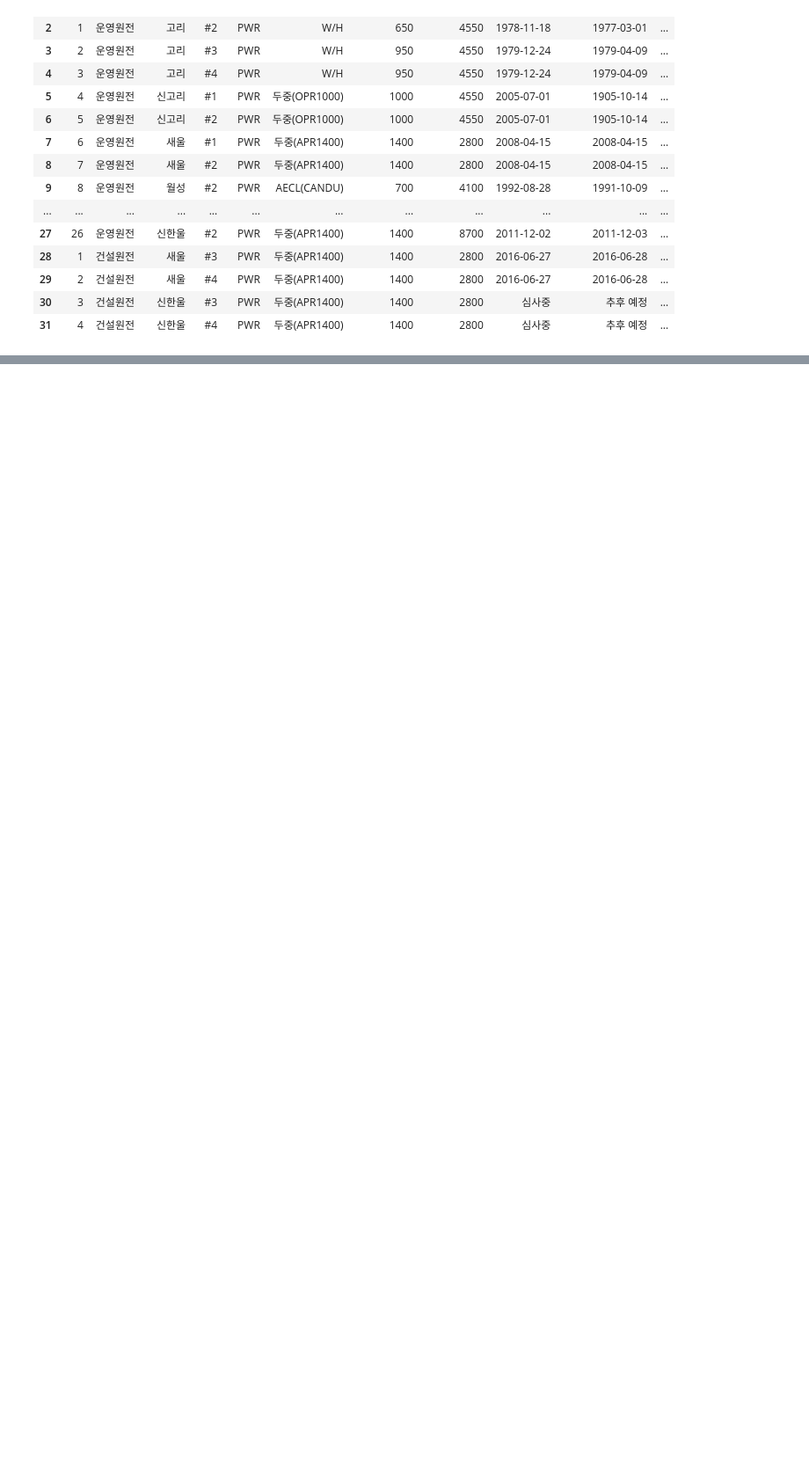
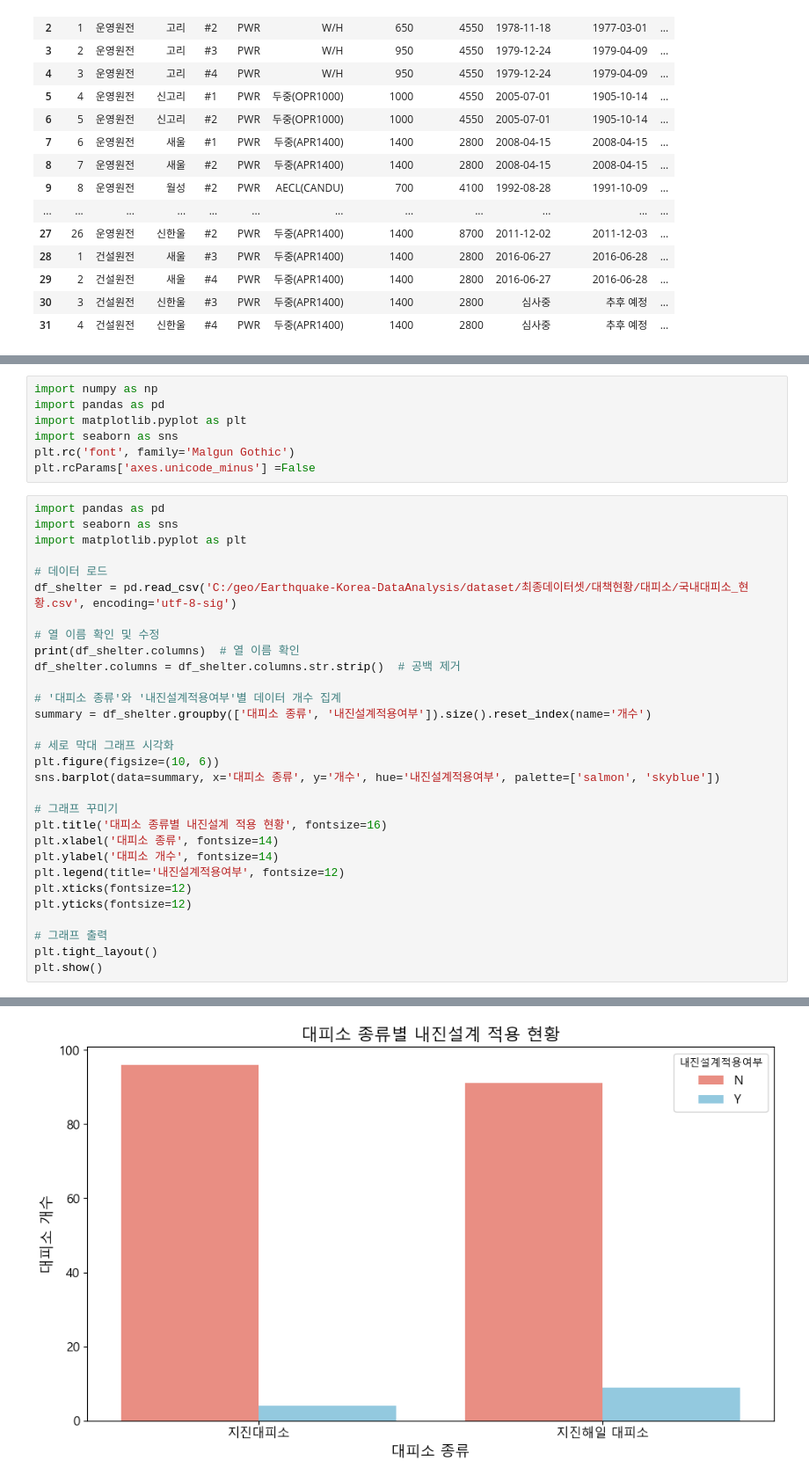
Before and after one commit to minganin99/Earthquake-Korea-DataAnalysis, a Jupyter notebook: test1.ipynb, the cells around one changed output, grey strips where cells are left out. Shown at 88% size. Saved outputs shown, nothing was run; the diff lists cells and outputs as text; blank space fills up the shorter version.

```diff
--- a/test1.ipynb
+++ b/test1.ipynb
@@ -88,0 +106,38 @@ df
+# %%
+import numpy as np
+import pandas as pd
+import matplotlib.pyplot as plt
+import seaborn as sns
+plt.rc('font', family='Malgun Gothic')
+plt.rcParams['axes.unicode_minus'] =False
+# %%
+import pandas as pd
+import seaborn as sns
+import matplotlib.pyplot as plt
+
+# 데이터 로드
+df_shelter = pd.read_csv('C:/geo/Earthquake-Korea-DataAnalysis/dataset/최종데이터셋/대책현황/대피소/국내대피소_현황.csv', encoding='utf-8-sig')
+
+# 열 이름 확인 및 수정
+print(df_shelter.columns)  # 열 이름 확인
+df_shelter.columns = df_shelter.columns.str.strip()  # 공백 제거
+
+# '대피소 종류'와 '내진설계적용여부'별 데이터 개수 집계
+summary = df_shelter.groupby(['대피소 종류', '내진설계적용여부']).size().reset_index(name='개수')
+
+# 세로 막대 그래프 시각화
+plt.figure(figsize=(10, 6))
+sns.barplot(data=summary, x='대피소 종류', y='개수', hue='내진설계적용여부', palette=['salmon', 'skyblue'])
+
+# 그래프 꾸미기
+plt.title('대피소 종류별 내진설계 적용 현황', fontsize=16)
+plt.xlabel('대피소 종류', fontsize=14)
+plt.ylabel('대피소 개수', fontsize=14)
+plt.legend(title='내진설계적용여부', fontsize=12)
+plt.xticks(fontsize=12)
+plt.yticks(fontsize=12)
+
+# 그래프 출력
+plt.tight_layout()
+plt.show()
+# %% [output]
@@ -88,0 +145 @@ df
+[figure, added]
```
Also changed, not shown: parts of 6 cells of this notebook.
